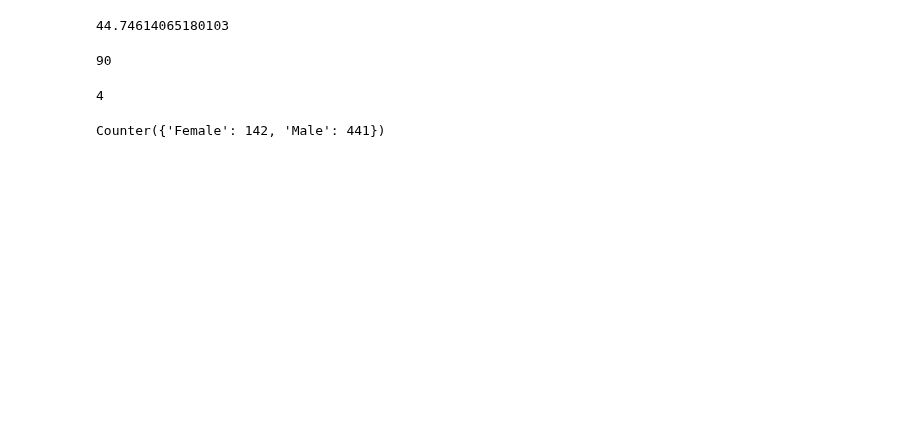
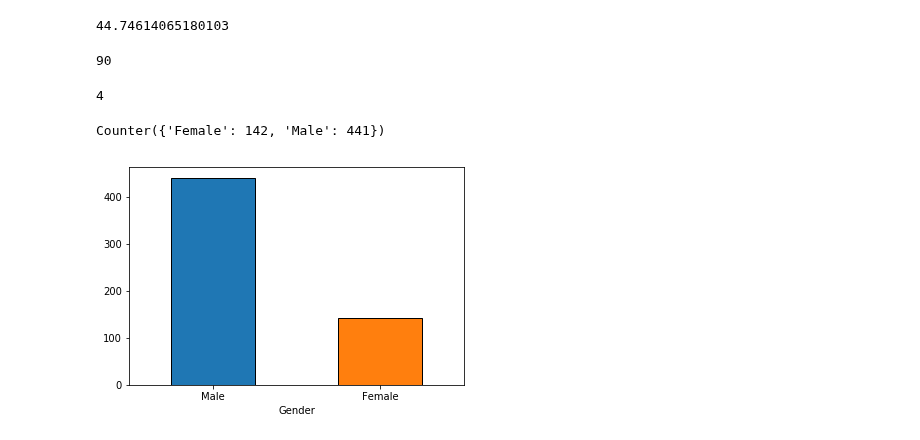
Before and after one commit to MarionMcG/python-fundamentals-project, a Jupyter notebook: project.ipynb, the cells around one changed output. Drawn from its saved outputs; the diff is of its cells as text; code cells hidden in the pictures; blank space fills up the shorter version.

```diff
--- a/project.ipynb
+++ b/project.ipynb
@@ -53,4 +55,11 @@ Counter({'Female': 142, 'Male': 441})
 women = df.loc[(df['gender'] == 'Female')]
 # %%
 men = df.loc[(df['gender'] == 'Male')]
+# %%
+df.plot.bar(x = 'Gender', y = 'Freq',
+                 legend = None,
+                 edgecolor = 'k',
+                 rot = 0);
+# %% [output]
+[figure, added]
 # %%
```
Also changed, not shown: parts of 4 cells of this notebook.
